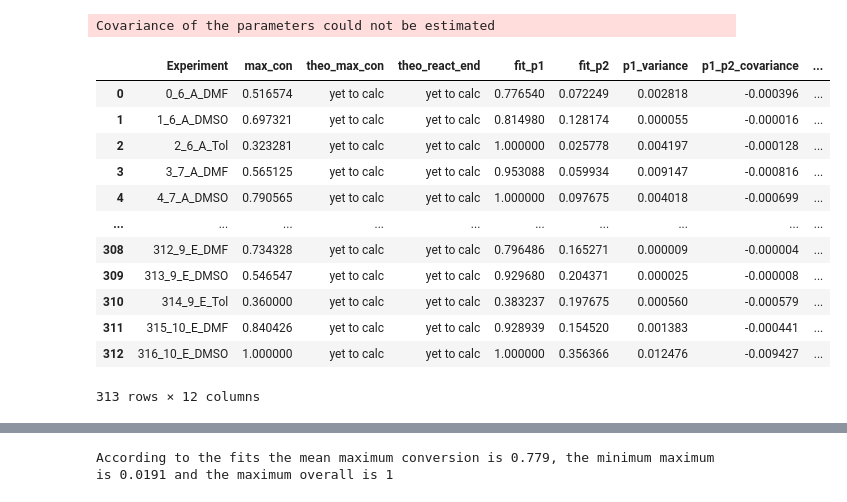
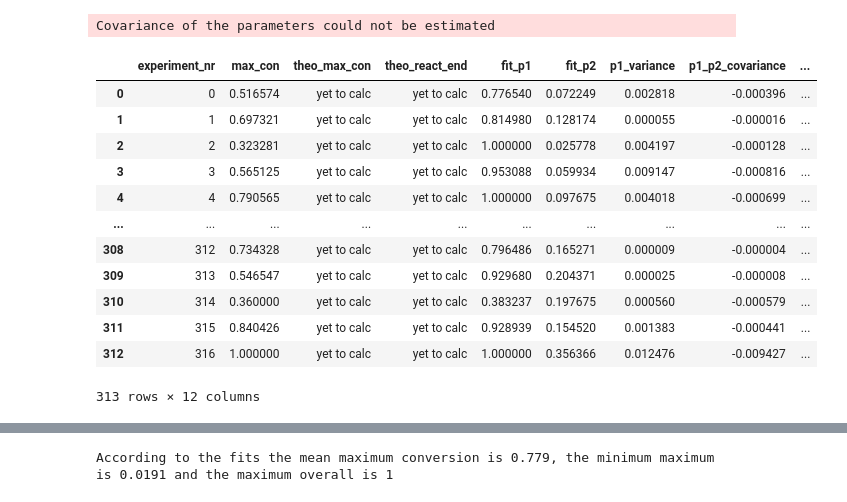
Before and after one commit to Bizbalt/RAFT-knowledgebase, a Jupyter notebook: sort_RAFT_table/dataset_analysis.ipynb, the cells around one changed output, grey strips where cells are left out. Cells and saved outputs as stored; diff of their text form; code cells hidden in the pictures.

Commit message:
:construction: De-decoding of reaction parameters.

```diff
--- a/sort_RAFT_table/dataset_analysis.ipynb
+++ b/sort_RAFT_table/dataset_analysis.ipynb
@@ -44,6 +34,15 @@ def change_timeformat_h(time_format):
     return h_format
 
 # creating a table as a lookup to correct all sample measurement times
+
+# get the hours from the headers with regex
+hours_list = []
+two_digit_regex = r"\d+"
+for column in conversion_list:
+    hours_list.append(int(re.findall(two_digit_regex, column)[0]))
+
+print(hours_list)
+
 exact_times = pd.read_excel(srt.INPUT_FILE_PATH, sheet_name="exact sampling times")
 
 time_correction_df = pd.DataFrame(data=exact_times.iloc[3:12, 3:])
@@ -76,7 +75,7 @@ ext_time_corr_df.set_index("Reactor", inplace=True)
 
 # Sampling 6h and 10h were only used for sec not NMR -> no conversion for these.
 skip_hours_mask = [True if h not in hours_list else False for h in ext_time_corr_df.columns]
-ext_time_corr_df.drop(columns=time_cols[skip_hours_mask], inplace=True)
+ext_time_corr_nmr = ext_time_corr_df.drop(columns=time_cols[skip_hours_mask], inplace=False)
 
-ext_time_corr_df
+ext_time_corr_nmr
 # %% [output]
@@ -102,6 +129,9 @@ The timer was reset to 0 after the first closing of reactors in the "t = 0"-samp
 # %%
 # plotting the kinetic curves of the RAFT polymerization
 # generate a reformatted table with a entries per sample analysis taken described with a column of the right time
+
+# ToDo: implement Mn too, and the different columns for the reaction substances: Monomer, Raft-Agent, Solvent
+#    maybe also just do that later in the kinetic_curves_df
 
 # create a dataframe with just the information needed to append to
 kinetic_curves = []
@@ -111,11 +141,12 @@ for index, polymerisation_kinetic in srt.df.iterrows():
 
     kinetic_curve_entries = pd.DataFrame(
         {"conversion" : polymerisation_kinetic[conversion_list], "time" : hours_list, "reactor" : polymerisation_kinetic["reactor"]})
-    kinetic_curve_entries["experiment"] = str(index)+"_"+polymerisation_kinetic["monomer"]+"_"+polymerisation_kinetic["RAFT-Agent"]+"_"+polymerisation_kinetic["solvent"]
+    kinetic_curve_entries["experiment_nr"] = str(index)
+    kinetic_curve_entries["reaction condictions"] = polymerisation_kinetic["monomer"]+"_"+polymerisation_kinetic["RAFT-Agent"]+"_"+polymerisation_kinetic["solvent"]
 
     # the times are dependent on the current reactor, get current
     current_reactor_nr = str(polymerisation_kinetic["reactor"])
-    current_time_list = ext_time_corr_df.loc[current_reactor_nr]
+    current_time_list = ext_time_corr_nmr.loc[current_reactor_nr]
     kinetic_curve_entries["time"] = list(current_time_list)
 
     kinetic_curves.append(kinetic_curve_entries)
@@ -168,6 +201,6 @@ visualisation of the functions
 # %%
  # manually exclude experiment 301 as it disturbs the covariance plotting and has an unreasonable conversion value course.
-if kinetic_curves[301]["experiment"].iloc[1] == "301_4_A_DMF":
+if kinetic_curves[301]["experiment_nr"].iloc[1] == "301":
     print(kinetic_curves[301])
     fig = px.line(kinetic_curves[301], x="time", y="conversion", title=f"kinetics 301 ", labels={"x":"time", "y":"conversion"})
     fig.show()
@@ -247,47 +287,47 @@ for idx, kinetic_curve in enumerate(kinetic_curves):
     y_st = np.array(y_st)
     x_st = np.array(x_st)
     squared_error = np.sum((y_st - neg_growth(x_st, *popt))**2)
 
-    new_row = pd.DataFrame({"Experiment":kinetic_curve["experiment"].iloc[1], "max_con":max(ydata),
+    new_row = pd.DataFrame({"experiment_nr":kinetic_curve["experiment_nr"].iloc[1], "max_con":max(ydata),
                         "theo_max_con":"yet to calc", "theo_react_end":"yet to calc", "fit_p1":[popt[0]],"fit_p2":[popt[1]],
                             "p1_variance":[pcov[0][0]],"p1_p2_covariance":[pcov[0][1]],"p2_variance":[pcov[1][1]],
                             "squared_error":squared_error, "xdata":[xdata], "ydata":[ydata]})
     kinetics_df = pd.concat([kinetics_df, new_row])
 
 ''' comment out here if plot is needed.
     marker_dict = dict(color=colors[idx%len(colors)]) # set same colors per kinetic
-    fig.add_scatter(x=xdata, y=ydata, mode="lines+markers", opacity=1, name=kinetic_curve["experiment"].iloc[1], marker=marker_dict)
+    fig.add_scatter(x=xdata, y=ydata, mode="lines+markers", opacity=1, name=kinetic_curve["experiment_nr"].iloc[1], marker=marker_dict)
     add_fits_to_plot(neg_growth, neg_growth_derivative, popt, marker_dict)
     # add_fits_to_plot(linear_growth, linear_growth_derivative, [popt_l], marker_dict)
 
 fig.update_layout(
     yaxis=dict(
         range=[-0.1,1]
     ),
     xaxis_title="Time [h]",
     yaxis_title="Conversion [%]"
 )
 fig.show()
 # '''
 
 kinetics_df.reset_index(drop=True, inplace=True)
 kinetics_df.drop(axis="index", index=kinetics_df[kinetics_df["max_con"] <= 0].index, inplace=True)
 kinetics_df.reset_index(drop=True, inplace=True)
 kinetics_df
 # %% [output]
 Covariance of the parameters could not be estimated
-|  | Experiment | max_con | theo_max_con | theo_react_end | fit_p1 | fit_p2 | p1_variance | p1_p2_covariance | ... |
-| 0 | 0_6_A_DMF | 0.516574 | yet to calc | yet to calc | 0.776540 | 0.072249 | 0.002818 | -0.000396 | ... |
-| 1 | 1_6_A_DMSO | 0.697321 | yet to calc | yet to calc | 0.814980 | 0.128174 | 0.000055 | -0.000016 | ... |
-| 2 | 2_6_A_Tol | 0.323281 | yet to calc | yet to calc | 1.000000 | 0.025778 | 0.004197 | -0.000128 | ... |
-| 3 | 3_7_A_DMF | 0.565125 | yet to calc | yet to calc | 0.953088 | 0.059934 | 0.009147 | -0.000816 | ... |
-| 4 | 4_7_A_DMSO | 0.790565 | yet to calc | yet to calc | 1.000000 | 0.097675 | 0.004018 | -0.000699 | ... |
+|  | experiment_nr | max_con | theo_max_con | theo_react_end | fit_p1 | fit_p2 | p1_variance | p1_p2_covariance | ... |
+| 0 | 0 | 0.516574 | yet to calc | yet to calc | 0.776540 | 0.072249 | 0.002818 | -0.000396 | ... |
+| 1 | 1 | 0.697321 | yet to calc | yet to calc | 0.814980 | 0.128174 | 0.000055 | -0.000016 | ... |
+| 2 | 2 | 0.323281 | yet to calc | yet to calc | 1.000000 | 0.025778 | 0.004197 | -0.000128 | ... |
+| 3 | 3 | 0.565125 | yet to calc | yet to calc | 0.953088 | 0.059934 | 0.009147 | -0.000816 | ... |
+| 4 | 4 | 0.790565 | yet to calc | yet to calc | 1.000000 | 0.097675 | 0.004018 | -0.000699 | ... |
 | ... | ... | ... | ... | ... | ... | ... | ... | ... | ... |
-| 308 | 312_9_E_DMF | 0.734328 | yet to calc | yet to calc | 0.796486 | 0.165271 | 0.000009 | -0.000004 | ... |
-| 309 | 313_9_E_DMSO | 0.546547 | yet to calc | yet to calc | 0.929680 | 0.204371 | 0.000025 | -0.000008 | ... |
-| 310 | 314_9_E_Tol | 0.360000 | yet to calc | yet to calc | 0.383237 | 0.197675 | 0.000560 | -0.000579 | ... |
-| 311 | 315_10_E_DMF | 0.840426 | yet to calc | yet to calc | 0.928939 | 0.154520 | 0.001383 | -0.000441 | ... |
-| 312 | 316_10_E_DMSO | 1.000000 | yet to calc | yet to calc | 1.000000 | 0.356366 | 0.012476 | -0.009427 | ... |
+| 308 | 312 | 0.734328 | yet to calc | yet to calc | 0.796486 | 0.165271 | 0.000009 | -0.000004 | ... |
+| 309 | 313 | 0.546547 | yet to calc | yet to calc | 0.929680 | 0.204371 | 0.000025 | -0.000008 | ... |
+| 310 | 314 | 0.360000 | yet to calc | yet to calc | 0.383237 | 0.197675 | 0.000560 | -0.000579 | ... |
+| 311 | 315 | 0.840426 | yet to calc | yet to calc | 0.928939 | 0.154520 | 0.001383 | -0.000441 | ... |
+| 312 | 316 | 1.000000 | yet to calc | yet to calc | 1.000000 | 0.356366 | 0.012476 | -0.009427 | ... |
 313 rows × 12 columns
 # %%
 # normalize the errors by dividing them by their respective standard deviation
```
Also changed, not shown: parts of 10 cells of this notebook.
